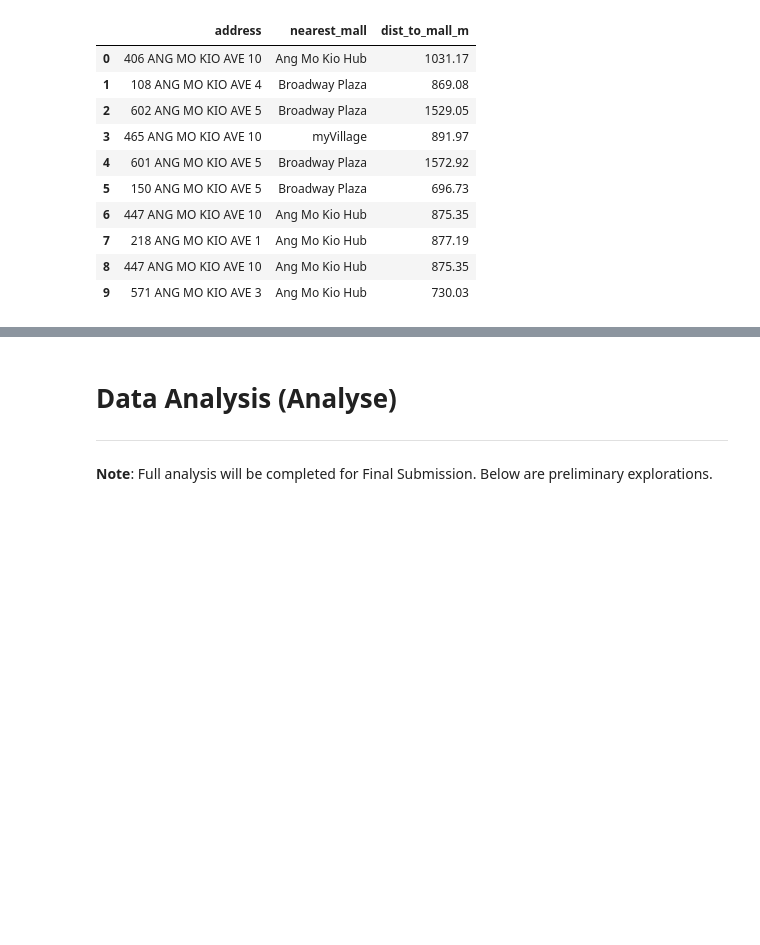
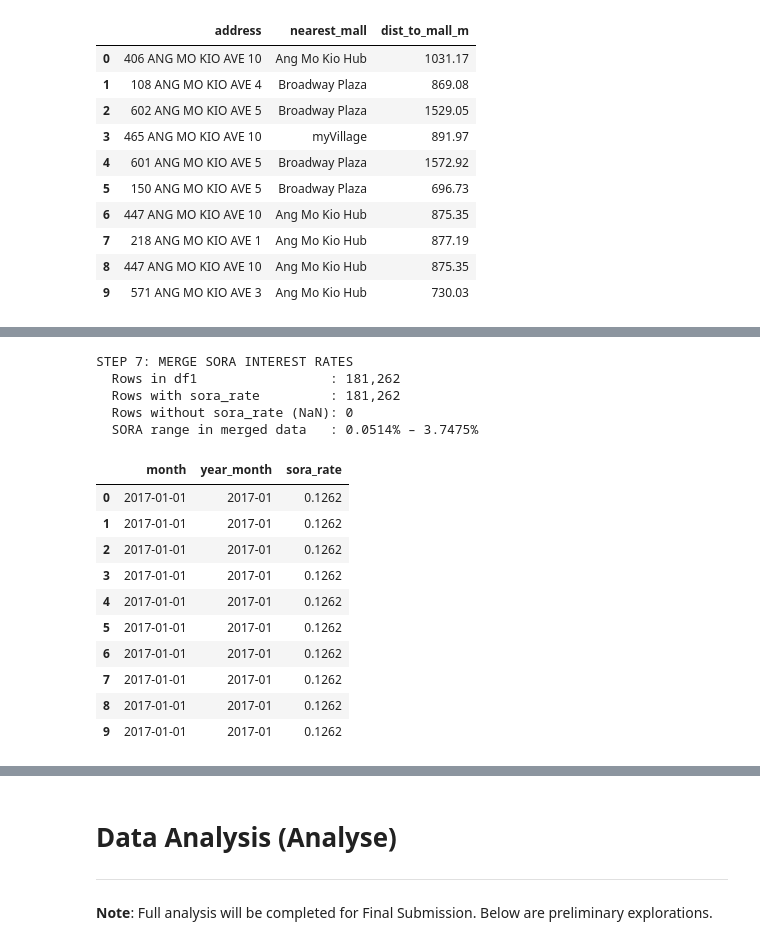
Before and after one commit to jjianhhao/HDB-Resale-Price-Analysis-and-Prediction, a Jupyter notebook: SC3021_HDB_Resale_Analysis.ipynb, the cells around one changed output, grey strips where cells are left out. Drawn from its saved outputs; the diff is of its cells as text; code cells hidden in the pictures; blank space fills up the shorter version.

```diff
--- a/SC3021_HDB_Resale_Analysis.ipynb
+++ b/SC3021_HDB_Resale_Analysis.ipynb
@@ -1177,0 +1188,38 @@ Rows with mall distance: 181262 / 181262
+# %%
+# Step 7: Merge monthly SORA rates into df1
+
+# Left-join on year_month so every transaction row gets the average SORA
+# for the month it occurred. df4_monthly was built in Step 3.
+df1 = df1.merge(
+    df4_monthly[['year_month', 'SORA']],  # only the columns we need
+    on='year_month',
+    how='left'                            # keep all df1 rows even if no SORA match
+)
+
+# Rename for readability
+df1.rename(columns={'SORA': 'sora_rate'}, inplace=True)
+
+print('STEP 7: MERGE SORA INTEREST RATES')
+print(f'  Rows in df1                 : {len(df1):,}')
+print(f'  Rows with sora_rate         : {df1["sora_rate"].notna().sum():,}')
+print(f'  Rows without sora_rate (NaN): {df1["sora_rate"].isna().sum():,}')
+print(f'  SORA range in merged data   : {df1["sora_rate"].min():.4f}% – {df1["sora_rate"].max():.4f}%')
+print()
+df1[['month', 'year_month', 'sora_rate']].head(10)
+# %% [output]
+STEP 7: MERGE SORA INTEREST RATES
+  Rows in df1                 : 181,262
+  Rows with sora_rate         : 181,262
+  Rows without sora_rate (NaN): 0
+  SORA range in merged data   : 0.0514% – 3.7475%
+|  | month | year_month | sora_rate |
+| 0 | 2017-01-01 | 2017-01 | 0.1262 |
+| 1 | 2017-01-01 | 2017-01 | 0.1262 |
+| 2 | 2017-01-01 | 2017-01 | 0.1262 |
+| 3 | 2017-01-01 | 2017-01 | 0.1262 |
+| 4 | 2017-01-01 | 2017-01 | 0.1262 |
+| 5 | 2017-01-01 | 2017-01 | 0.1262 |
+| 6 | 2017-01-01 | 2017-01 | 0.1262 |
+| 7 | 2017-01-01 | 2017-01 | 0.1262 |
+| 8 | 2017-01-01 | 2017-01 | 0.1262 |
+| 9 | 2017-01-01 | 2017-01 | 0.1262 |
```
Also changed, not shown: parts of 5 cells of this notebook.
